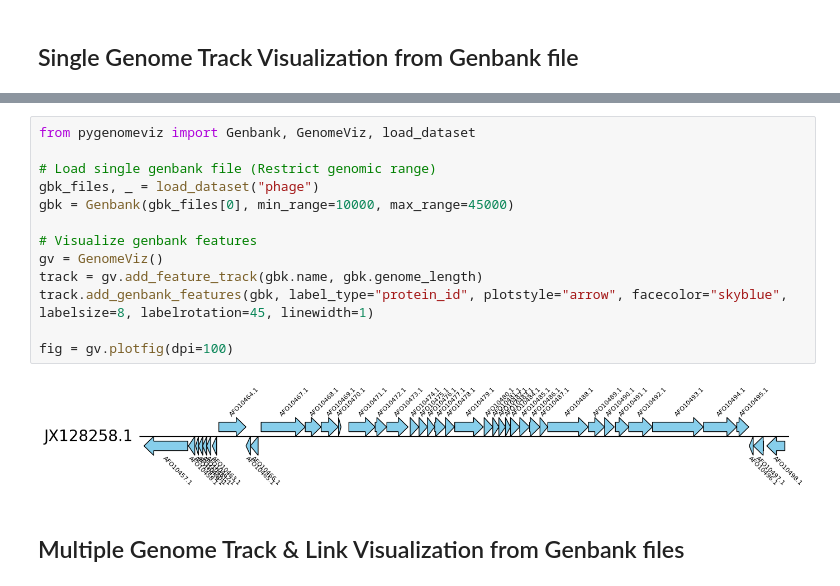
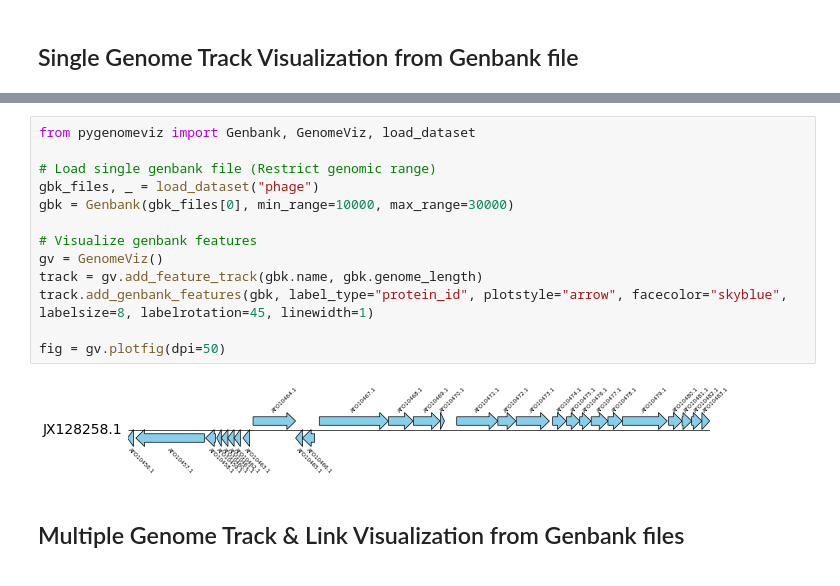
Before and after one commit to moshi4/pyGenomeViz, a Jupyter notebook: notebooks/02_pygenomeviz_practical_usage.ipynb, the cells around one changed output, grey strips where cells are left out. Drawn from its saved outputs; the diff is of its cells as text.

```diff
--- a/notebooks/02_pygenomeviz_practical_usage.ipynb
+++ b/notebooks/02_pygenomeviz_practical_usage.ipynb
@@ -26,18 +24,18 @@ genome_size = 66854
 # %%
 from pygenomeviz import Genbank, GenomeViz, load_dataset
 
 # Load single genbank file (Restrict genomic range)
 gbk_files, _ = load_dataset("phage")
-gbk = Genbank(gbk_files[0], min_range=10000, max_range=45000)
+gbk = Genbank(gbk_files[0], min_range=10000, max_range=30000)
 
 # Visualize genbank features
 gv = GenomeViz()
 track = gv.add_feature_track(gbk.name, gbk.genome_length)
 track.add_genbank_features(gbk, label_type="protein_id", plotstyle="arrow", facecolor="skyblue", labelsize=8, labelrotation=45, linewidth=1)
 
-fig = gv.plotfig(dpi=100)
+fig = gv.plotfig(dpi=50)
 # %% [output]
-[figure, old version]
+[figure, new version]
 # %% [markdown]
 ## Multiple Genome Track & Link Visualization from Genbank files
 # %%
```
Also changed, not shown: parts of 3 cells of this notebook, 1 other file.
